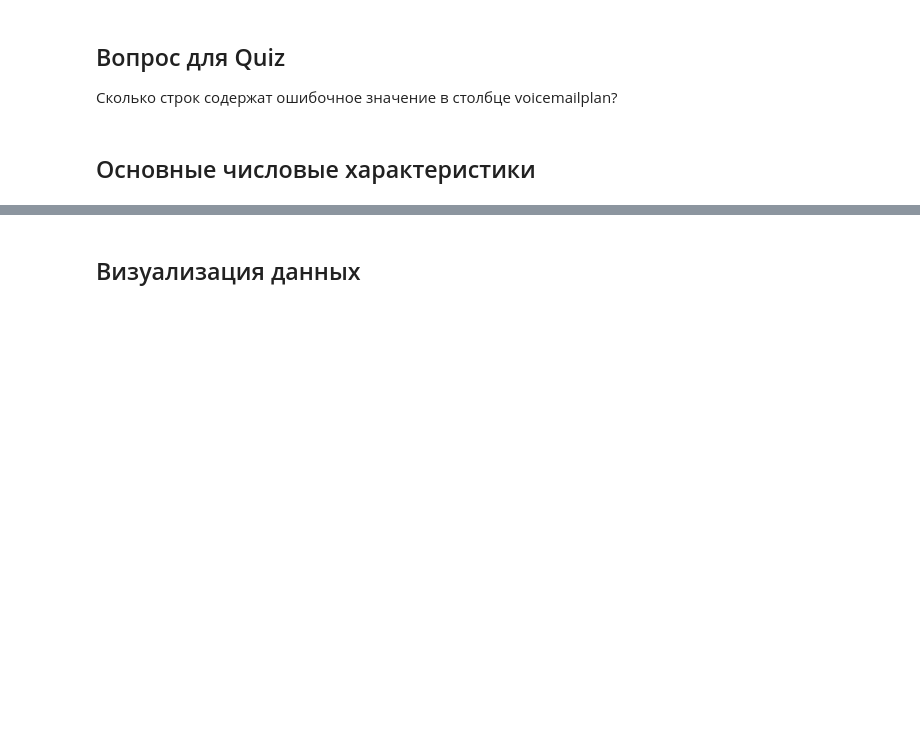
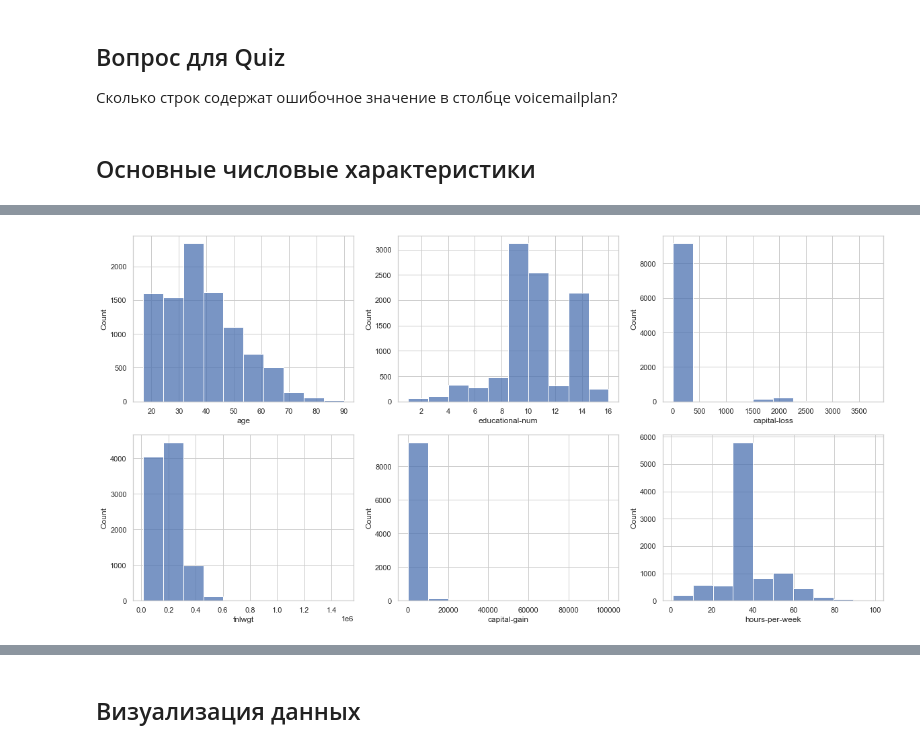
Before and after one commit to akazankina/202305_AK_Raiff_PracticalML_HSE, a Jupyter notebook: income_forecast/Raiff_EDA_modeling_income.ipynb, the cells around one changed output, grey strips where cells are left out. Cells and saved outputs as stored; diff of their text form; code cells hidden in the pictures; blank space fills up the shorter version.

```diff
--- a/income_forecast/Raiff_EDA_modeling_income.ipynb
+++ b/income_forecast/Raiff_EDA_modeling_income.ipynb
@@ -185,2 +216,0 @@ data.areacode.value_counts(dropna=False)
-# %%
-data['areacode'] = data['areacode'].fillna(-100)
@@ -191,6 +223,6 @@ Totaldayminutes - **числовой признак**. Пропуски в чи
 # %%
-median = data['totaldayminutes'].median()
+median = data['age'].median()
+mean = data['age'].mean()
+print(median, mean)
 
-print(median)
-
-data['totaldayminutes'].fillna(median, inplace=True)
+data['age'].fillna(mean, inplace=True)
@@ -203,6 +249,0 @@ data.isna().sum()
-# %%
-# your code here
-
-median = data['totaleveminutes'].median()
-
-data['totaleveminutes'].fillna(median, inplace=True)
@@ -212,0 +332,3 @@ data['totaleveminutes'].fillna(median, inplace=True)
+# %%
+median = data['hours-per-week'].median()
+data['hours-per-week'].fillna(median, inplace=True)
@@ -239,2 +392,9 @@ data['numbervmailmessages'].hist()
+# %%
+fig, axes = plt.subplots(2, 3, figsize=(20, 10))
+for i, column in enumerate(data.describe().columns):
+    sns.histplot(data[column], ax=axes[i % 2, i // 2], bins=10)
+plt.show()
+# %% [output]
+[figure, added]
 # %%
 data.describe(include='object') # категориальные колонки
```
Also changed, not shown: parts of 66 cells of this notebook.
